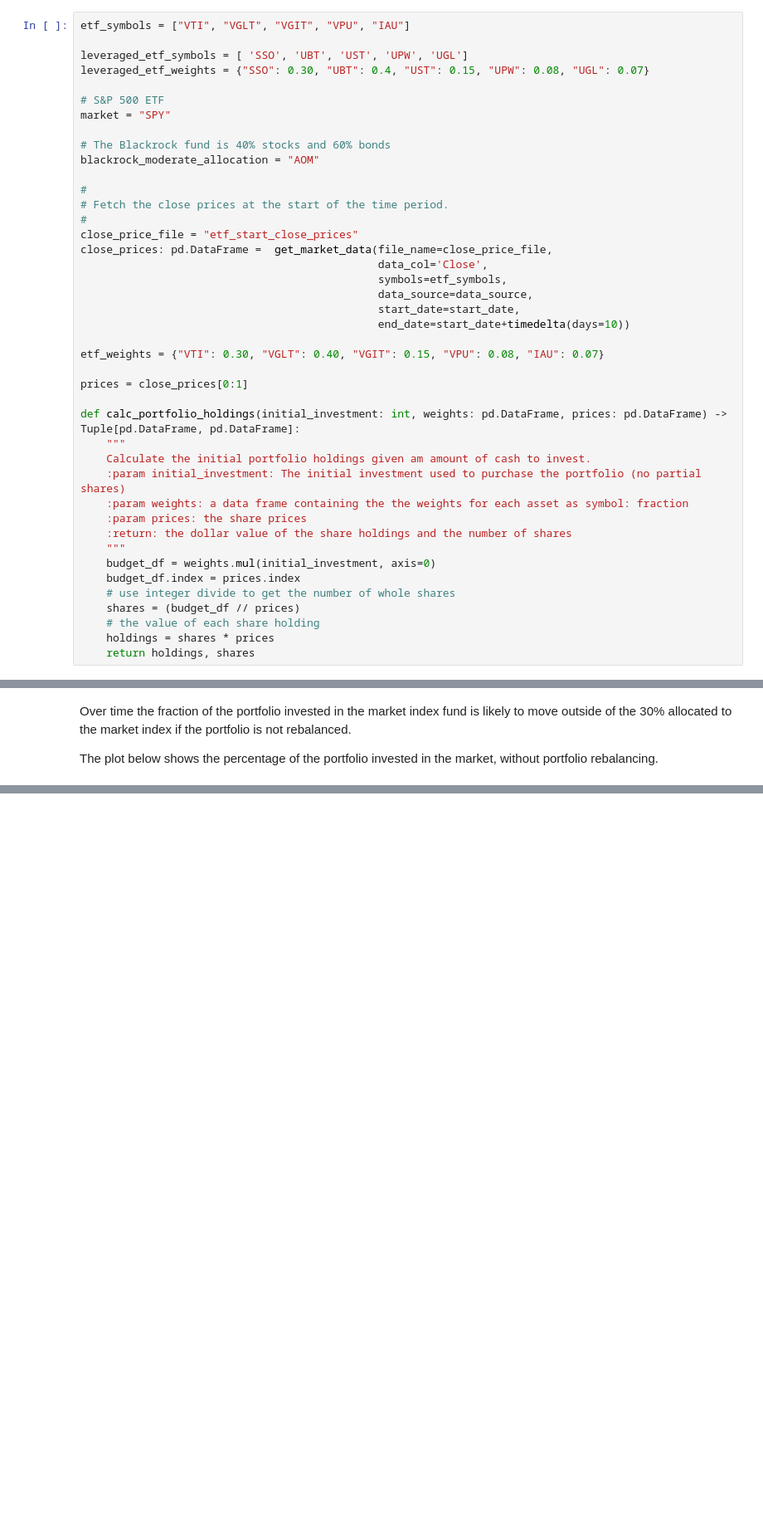
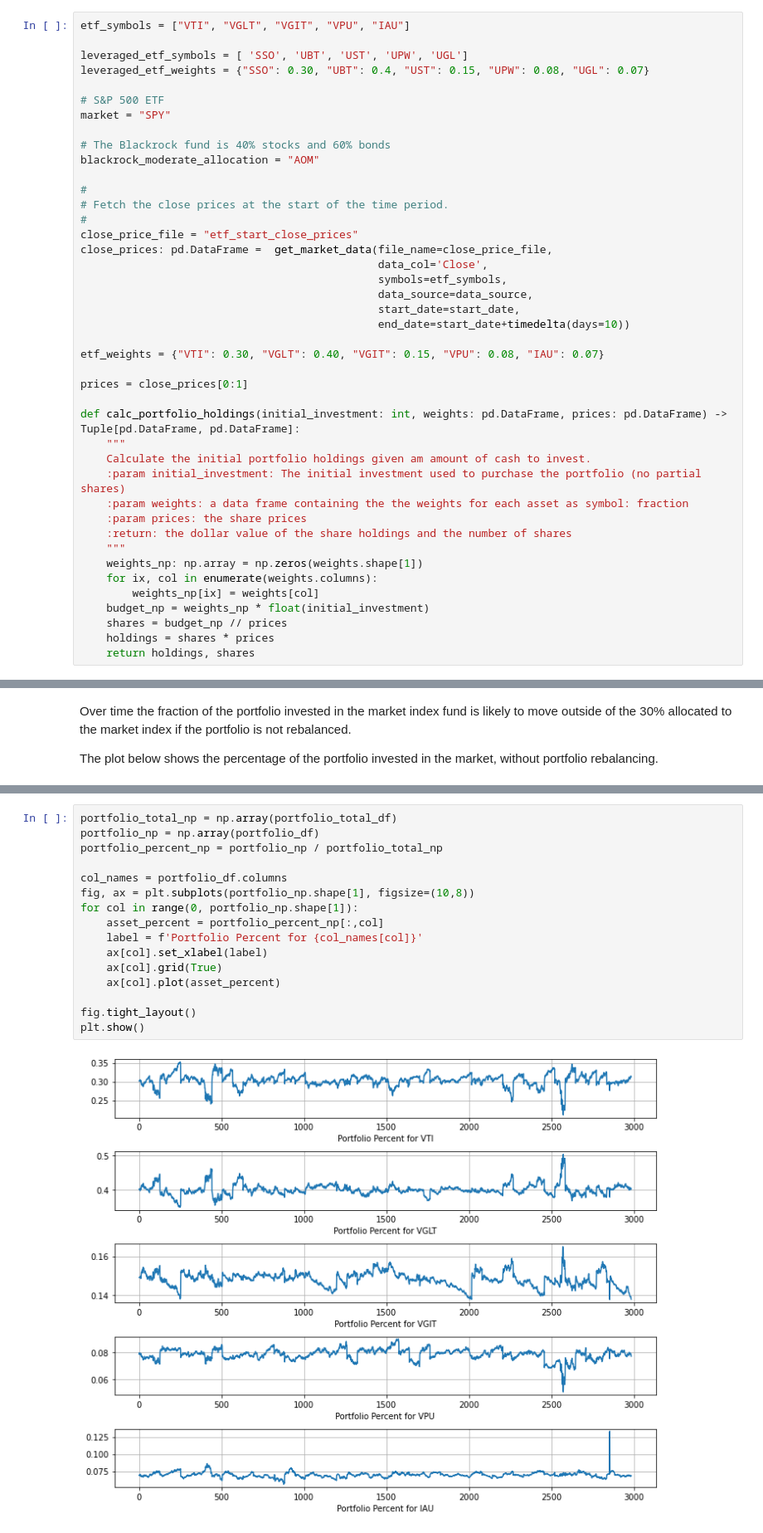
Before and after one commit to IanLKaplan/all_weather_portfolio, a Jupyter notebook: all_weather_portfolio.ipynb, the cells around one changed output, grey strips where cells are left out. Shown at 83% size. Drawn from its saved outputs; the diff is of its cells as text; blank space fills up the shorter version.

Commit message:
Working portfolio rebalance code asset percentages plots.

```diff
--- a/all_weather_portfolio.ipynb
+++ b/all_weather_portfolio.ipynb
@@ -787,11 +787,11 @@ def calc_portfolio_holdings(initial_investment: int, weights: pd.DataFrame, pric
     :param prices: the share prices
     :return: the dollar value of the share holdings and the number of shares
     """
-    budget_df = weights.mul(initial_investment, axis=0)
-    budget_df.index = prices.index
-    # use integer divide to get the number of whole shares
-    shares = (budget_df // prices)
-    # the value of each share holding
+    weights_np: np.array = np.zeros(weights.shape[1])
+    for ix, col in enumerate(weights.columns):
+        weights_np[ix] = weights[col]
+    budget_np = weights_np * float(initial_investment)
+    shares = budget_np // prices
     holdings = shares * prices
     return holdings, shares
 # %% [markdown]
@@ -1080,0 +1116,18 @@ portfolio_total_df.plot(title="Portfolio Value (rebalanced)", grid=True, figsize
+# %%
+portfolio_total_np = np.array(portfolio_total_df)
+portfolio_np = np.array(portfolio_df)
+portfolio_percent_np = portfolio_np / portfolio_total_np
+
+col_names = portfolio_df.columns
+fig, ax = plt.subplots(portfolio_np.shape[1], figsize=(10,8))
+for col in range(0, portfolio_np.shape[1]):
+    asset_percent = portfolio_percent_np[:,col]
+    label = f'Portfolio Percent for {col_names[col]}'
+    ax[col].set_xlabel(label)
+    ax[col].grid(True)
+    ax[col].plot(asset_percent)
+
+fig.tight_layout()
+plt.show()
+# %% [output]
+[figure, added]
```
Also changed, not shown: parts of 11 cells of this notebook.
